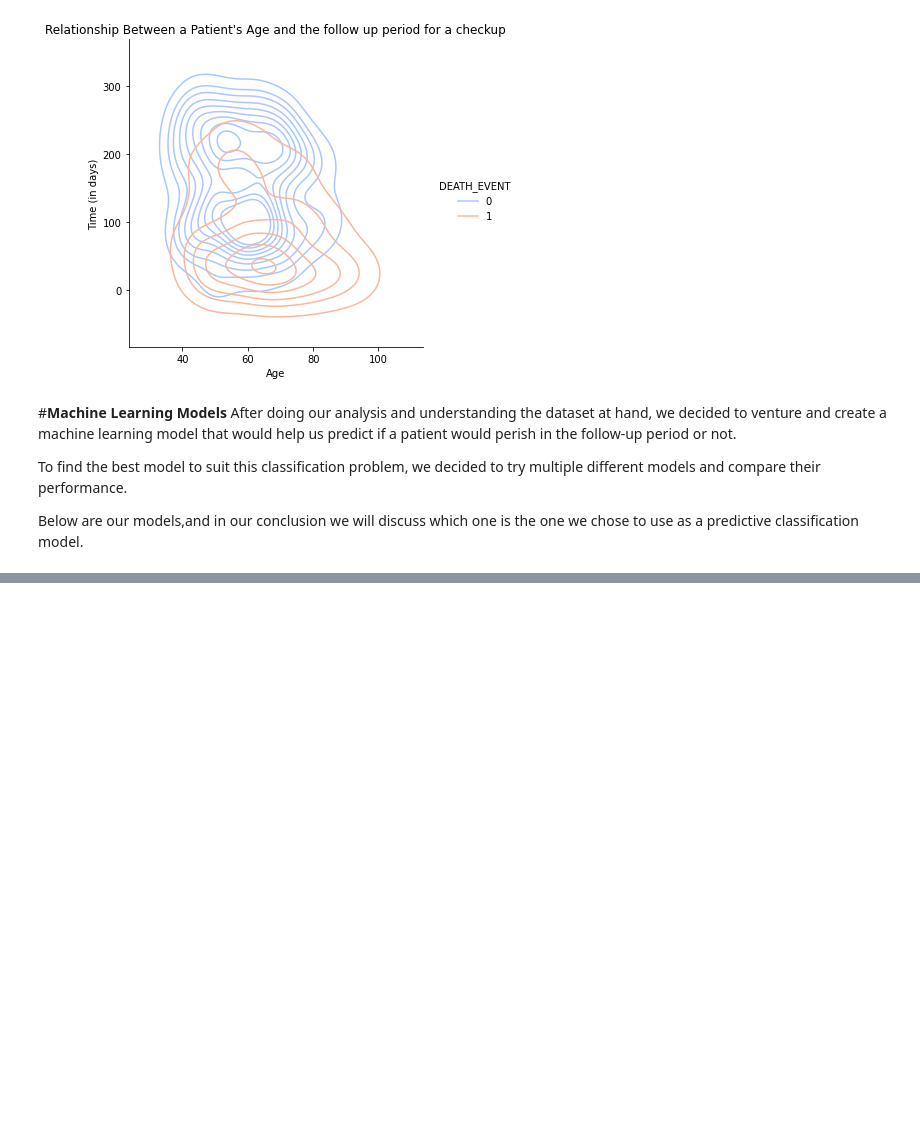
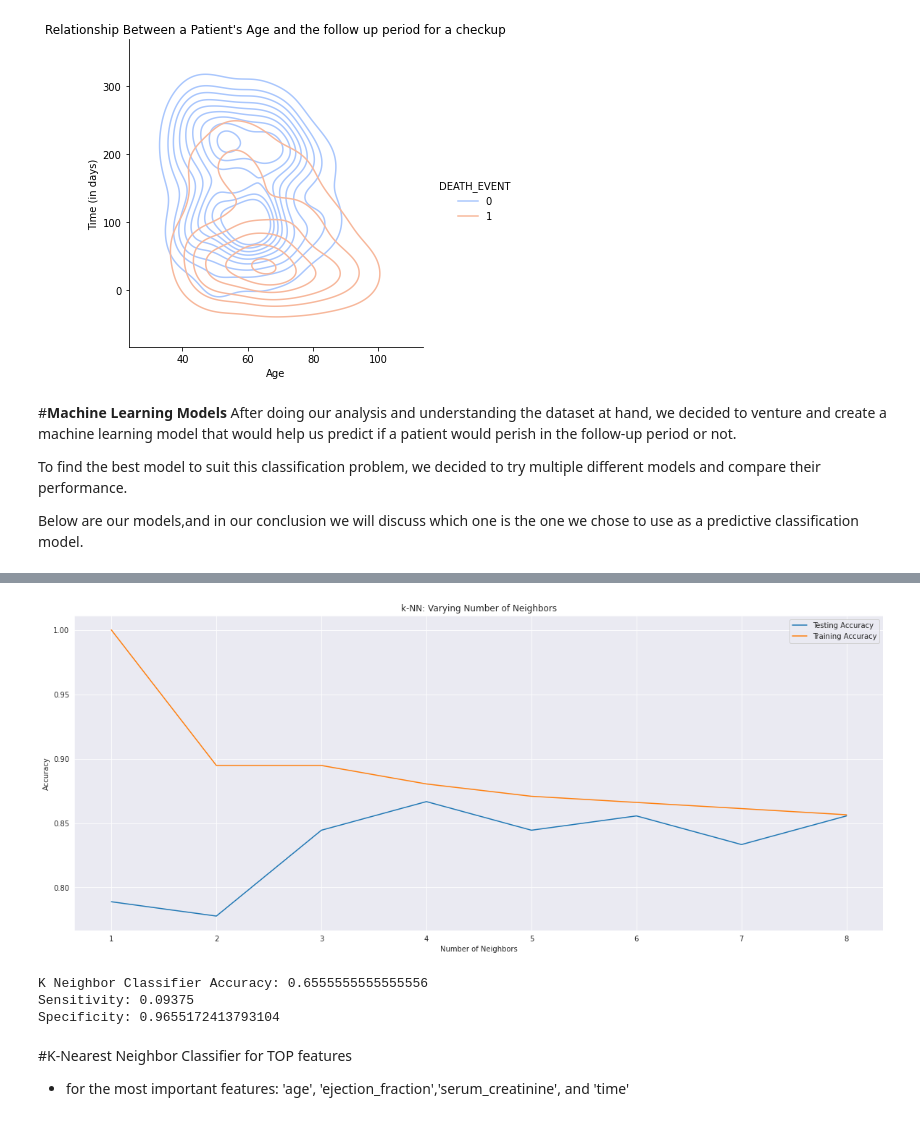
Before and after one commit to AntonioMoralCevallos/Predicting_Fatal_Heart_Failure-Project, a Jupyter notebook: Final_Deliverable_7b.ipynb, the cells around one changed output, grey strips where cells are left out. Drawn from its saved outputs; the diff is of its cells as text; code cells hidden in the pictures; blank space fills up the shorter version.

```diff
--- a/Final_Deliverable_7b.ipynb
+++ b/Final_Deliverable_7b.ipynb
@@ -589,0 +631,11 @@ accuracy_score(ytest, y_model)
+# %%
+Features = ['ejection_fraction','serum_creatinine','age', 'time']
+X, y = clinical[Features], clinical['DEATH_EVENT']
+Xtrain, Xtest, ytrain, ytest = train_test_split(X, y, test_size=0.3, random_state=775)
+from sklearn.linear_model import LogisticRegression  # 1. choose model class
+model = LogisticRegression(solver='liblinear', random_state=0)     # 2. instantiate model
+model.fit(Xtrain, ytrain)
+y_pred = model.predict(Xtest)
+
+test = Xtest.join(ytest).reset_index()
+test.join(pd.Series(y_pred, name='Predicted')).head()
@@ -589,0 +677,57 @@ accuracy_score(ytest, y_model)
+# %%
+# Setup arrays to store train and test accuracies
+neighbors = np.arange(1, 9)
+train_accuracy = np.empty(len(neighbors))
+test_accuracy = np.empty(len(neighbors))
+
+# Loop over different values of k
+for i, k in enumerate(neighbors):
+    # Setup a k-NN Classifier with k neighbors: knn
+    knn = KNeighborsClassifier(n_neighbors=k)
+
+    # Fit the classifier to the training data
+    knn.fit(Xtrain,ytrain)
+
+    #Compute accuracy on the training set
+    train_accuracy[i] = knn.score(Xtrain,ytrain)
+
+    #Compute accuracy on the testing set
+    test_accuracy[i] = knn.score(Xtest, ytest)
+
+# Generate plot
+plt.title('k-NN: Varying Number of Neighbors')
+plt.plot(neighbors, test_accuracy, label = 'Testing Accuracy')
+plt.plot(neighbors, train_accuracy, label = 'Training Accuracy')
+plt.legend()
+plt.xlabel('Number of Neighbors')
+plt.ylabel('Accuracy')
+plt.show()
+# %% [output]
+[figure, added]
+# %%
+X, y = clinical.drop(['DEATH_EVENT'],axis=1), clinical['DEATH_EVENT']
+from sklearn.model_selection import train_test_split
+Xtrain, Xtest, ytrain, ytest = train_test_split(X, y, test_size=0.3, random_state=775)
+from sklearn.neighbors import KNeighborsClassifier
+kn_clf = KNeighborsClassifier(n_neighbors=4)
+kn_clf.fit(Xtrain, ytrain)
+y_pred = kn_clf.predict(Xtest)
+kn_accT = accuracy_score(ytest, y_pred)
+accuracy_list.append(100*kn_accT)
+print("K Neighbor Classifier Accuracy:",kn_accT)
+P = sum(ytest==1)
+TP = sum((ytest ==1)& (y_pred ==1))
+TP/P
+print("Sensitivity:",TP/P)
+
+N = sum(ytest==0)
+TN = sum((ytest ==0)& (y_pred ==0))
+TN/N
+print("Specificity:",TN/N)
+# %% [output]
+K Neighbor Classifier Accuracy: 0.6555555555555556
+Sensitivity: 0.09375
+Specificity: 0.9655172413793104
+# %% [markdown]
+#K-Nearest Neighbor Classifier for TOP features
+- for the most important features: 'age', 'ejection_fraction','serum_creatinine', and 'time'
```
Also changed, not shown: parts of 58 cells of this notebook.
